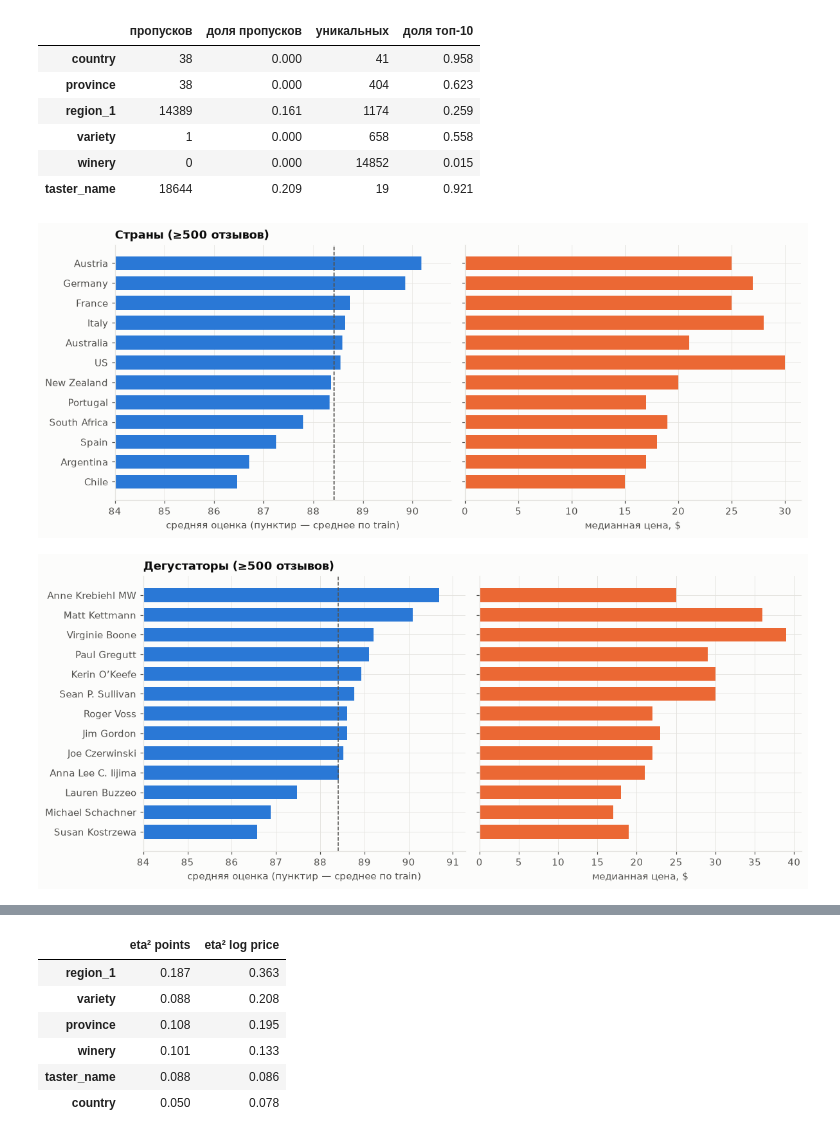
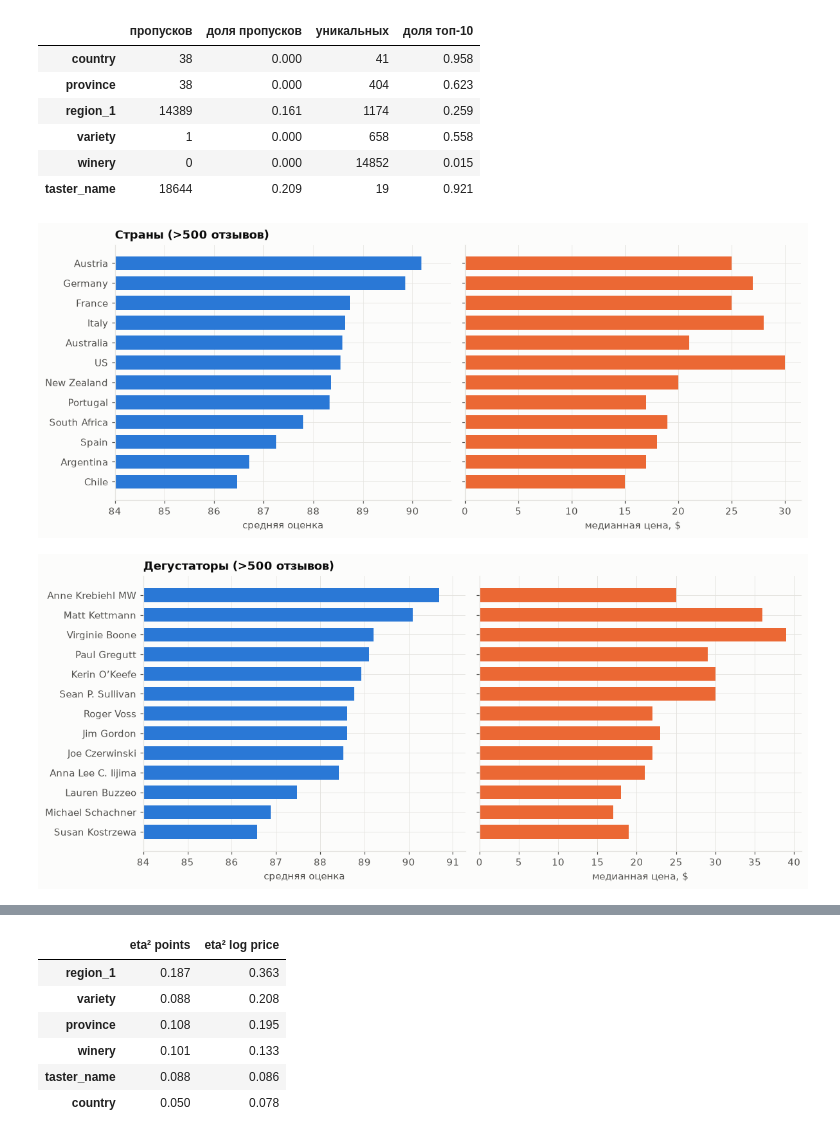
Before and after one commit to ITMO-NikitaGrishin/NLP_Final_Project, a Jupyter notebook: notebooks/01_eda.ipynb, the cells around one changed output, grey strips where cells are left out. Saved outputs shown, nothing was run; the diff lists cells and outputs as text; code cells hidden in the pictures.

```diff
--- a/notebooks/01_eda.ipynb
+++ b/notebooks/01_eda.ipynb
@@ -134,9 +121,9 @@ axes[0].set_title("Длина отзыва")
 len_by_pts = df.groupby(POINTS_COL)["n_words"].median()
 axes[1].plot(len_by_pts.index, len_by_pts.values, color=MAIN, marker="o", ms=4)
 axes[1].set_xticks(len_by_pts.index[::2])
-axes[1].set_xlabel("оценка (points)")
+axes[1].set_xlabel("оценка")
 axes[1].set_ylabel("медиана слов")
-axes[1].set_title("Чем выше оценка, тем длиннее отзыв")
+axes[1].set_title("Зависимость длины отзыва от оценки")
 fig.tight_layout()
 save(fig, "eda_text_length")
 plt.show()
@@ -196,32 +180,32 @@ meta
 # %%
 def effect_table(col, min_n=500):
     """Средние оценка и цена по категориям с достаточным числом отзывов."""
     g = df.groupby(col).agg(n=(POINTS_COL, "size"), points=(POINTS_COL, "mean"),
                             price_median=(PRICE_COL, "median"))
     return g[g.n >= min_n].sort_values("points")
 
 
 def plot_effect(col, title, fname, min_n=500):
     t = effect_table(col, min_n)
     fig, axes = plt.subplots(1, 2, figsize=(11, 0.28 * len(t) + 1.2), sharey=True)
     axes[0].barh(t.index, t.points - 80, left=80, color=MAIN, height=0.7)
-    axes[0].axvline(df[POINTS_COL].mean(), color=TEXT_MUTED, lw=1, ls="--")
+    # axes[0].axvline(df[POINTS_COL].mean(), color=TEXT_MUTED, lw=1, ls="--")
     axes[0].set_xlim(84, t.points.max() + 0.6)
-    axes[0].set_xlabel("средняя оценка (пунктир — среднее по train)")
+    axes[0].set_xlabel("средняя оценка")
     axes[1].barh(t.index, t.price_median, color=PALETTE[1], height=0.7)
     axes[1].set_xlabel("медианная цена, $")
     axes[0].set_title(title)
     fig.tight_layout()
     save(fig, fname)
     plt.show()
     return t
 
 
-plot_effect("country", f"Страны (≥500 отзывов)", "eda_by_country");
+plot_effect("country", f"Страны (>500 отзывов)", "eda_by_country");
 # %% [output]
-[figure, old version]
+[figure, new version]
 # %%
-plot_effect("taster_name", "Дегустаторы (≥500 отзывов)", "eda_by_taster");
+plot_effect("taster_name", "Дегустаторы (>500 отзывов)", "eda_by_taster");
 # %% [output]
-[figure, old version]
+[figure, new version]
 # %%
```
Also changed, not shown: parts of 11 cells of this notebook, 13 other files.
